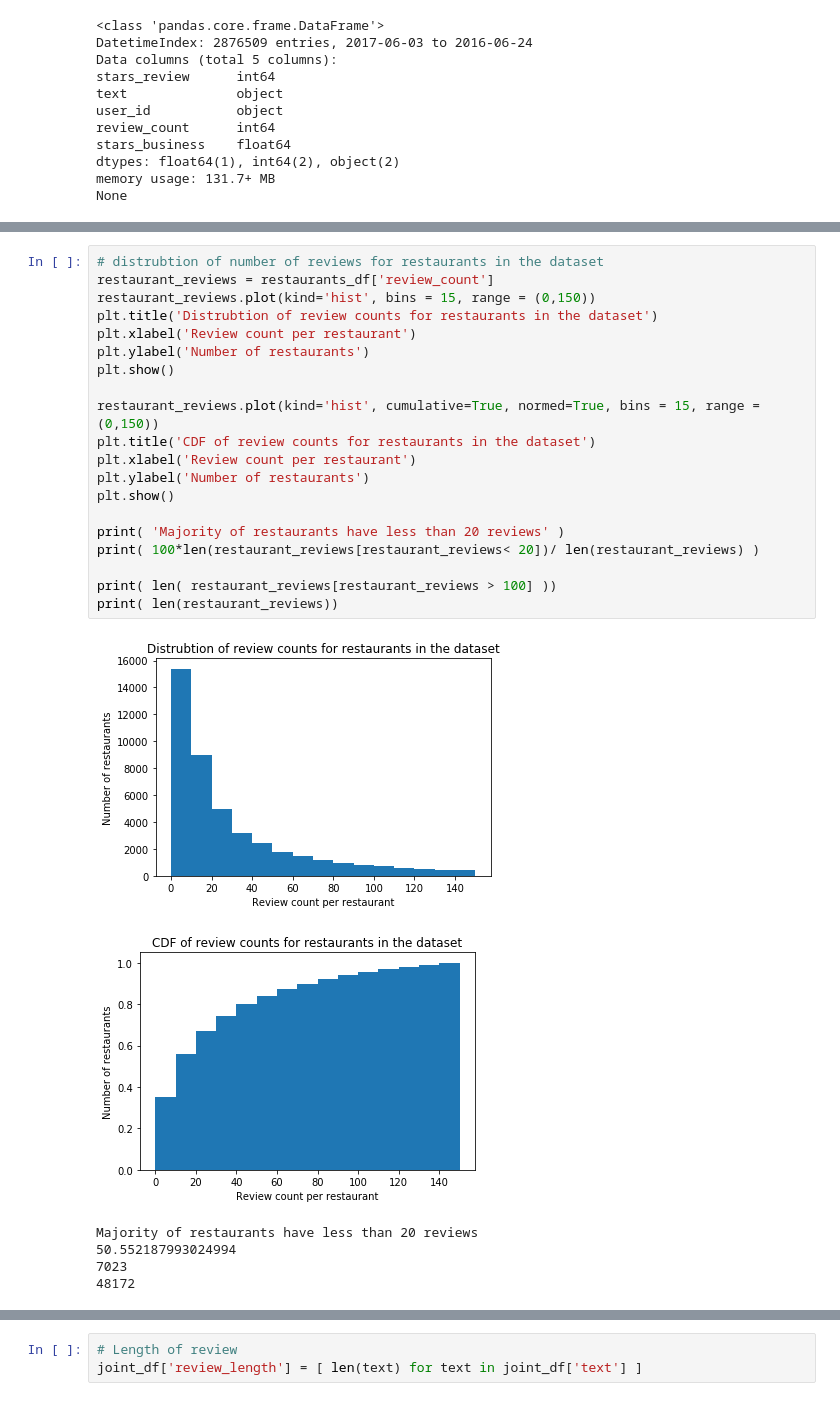
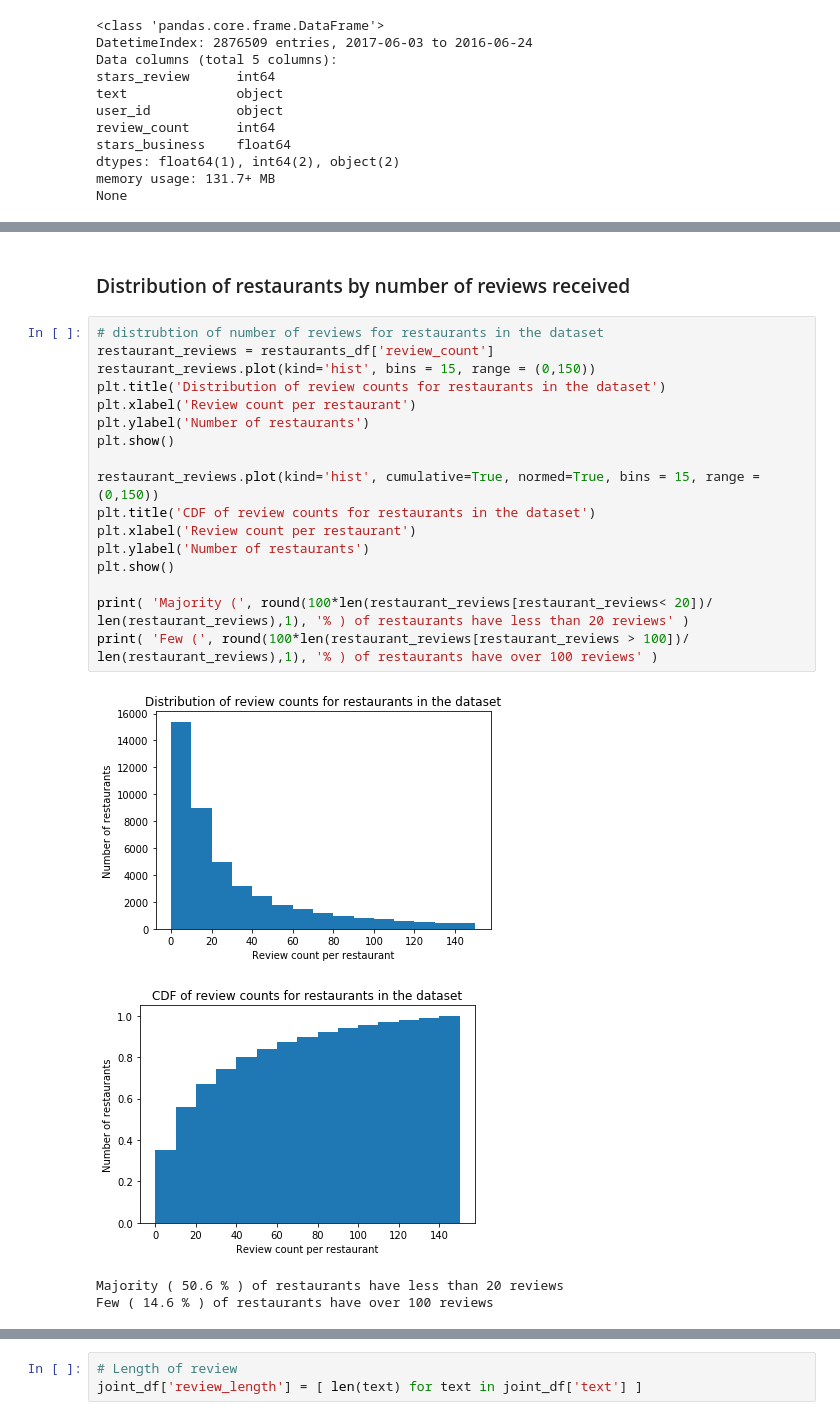
Before and after one commit to chriskhoo/Yelp-review-outlook, a Jupyter notebook: data_storytelling.ipynb, the cells around one changed output, grey strips where cells are left out. Drawn from its saved outputs; the diff is of its cells as text.

```diff
--- a/data_storytelling.ipynb
+++ b/data_storytelling.ipynb
@@ -154,27 +201,24 @@ Expected value:
+# %% [markdown]
+### Distribution of restaurants by number of reviews received
 # %%
 # distrubtion of number of reviews for restaurants in the dataset
 restaurant_reviews = restaurants_df['review_count']
 restaurant_reviews.plot(kind='hist', bins = 15, range = (0,150))
-plt.title('Distrubtion of review counts for restaurants in the dataset')
+plt.title('Distribution of review counts for restaurants in the dataset')
 plt.xlabel('Review count per restaurant')
 plt.ylabel('Number of restaurants')
 plt.show()
 
 restaurant_reviews.plot(kind='hist', cumulative=True, normed=True, bins = 15, range = (0,150))
 plt.title('CDF of review counts for restaurants in the dataset')
 plt.xlabel('Review count per restaurant')
 plt.ylabel('Number of restaurants')
 plt.show()
 
-print( 'Majority of restaurants have less than 20 reviews' )
-print( 100*len(restaurant_reviews[restaurant_reviews< 20])/ len(restaurant_reviews) )
-
-print( len( restaurant_reviews[restaurant_reviews > 100] ))
-print( len(restaurant_reviews))
+print( 'Majority (', round(100*len(restaurant_reviews[restaurant_reviews< 20])/ len(restaurant_reviews),1), '% ) of restaurants have less than 20 reviews' )
+print( 'Few (', round(100*len(restaurant_reviews[restaurant_reviews > 100])/ len(restaurant_reviews),1), '% ) of restaurants have over 100 reviews' )
 # %% [output]
-[figure, old version]
+[figure, new version]
 [figure]
-Majority of restaurants have less than 20 reviews
-50.552187993024994
-7023
-48172
+Majority ( 50.6 % ) of restaurants have less than 20 reviews
+Few ( 14.6 % ) of restaurants have over 100 reviews
```
Also changed, not shown: parts of 21 cells of this notebook, 4 other files.
